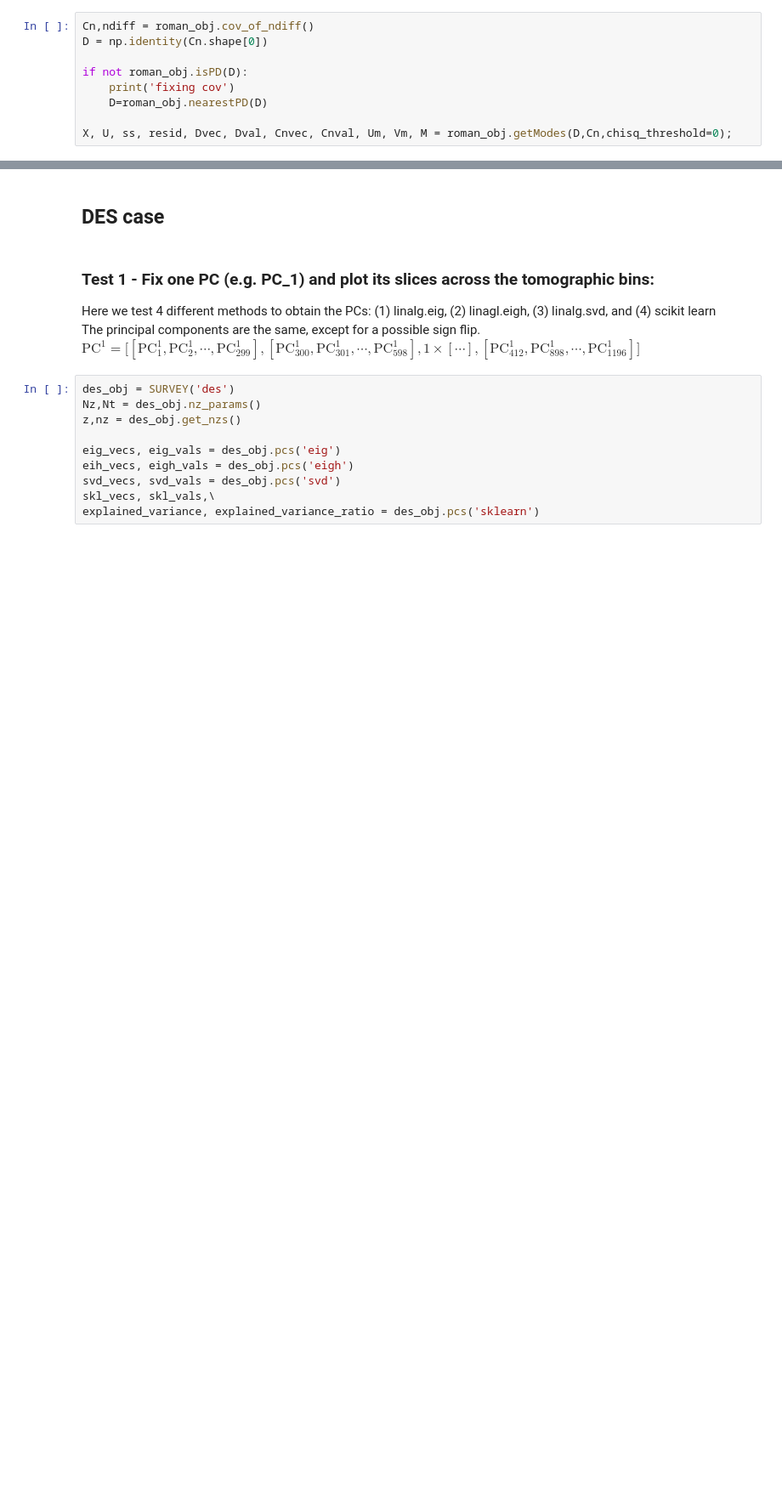
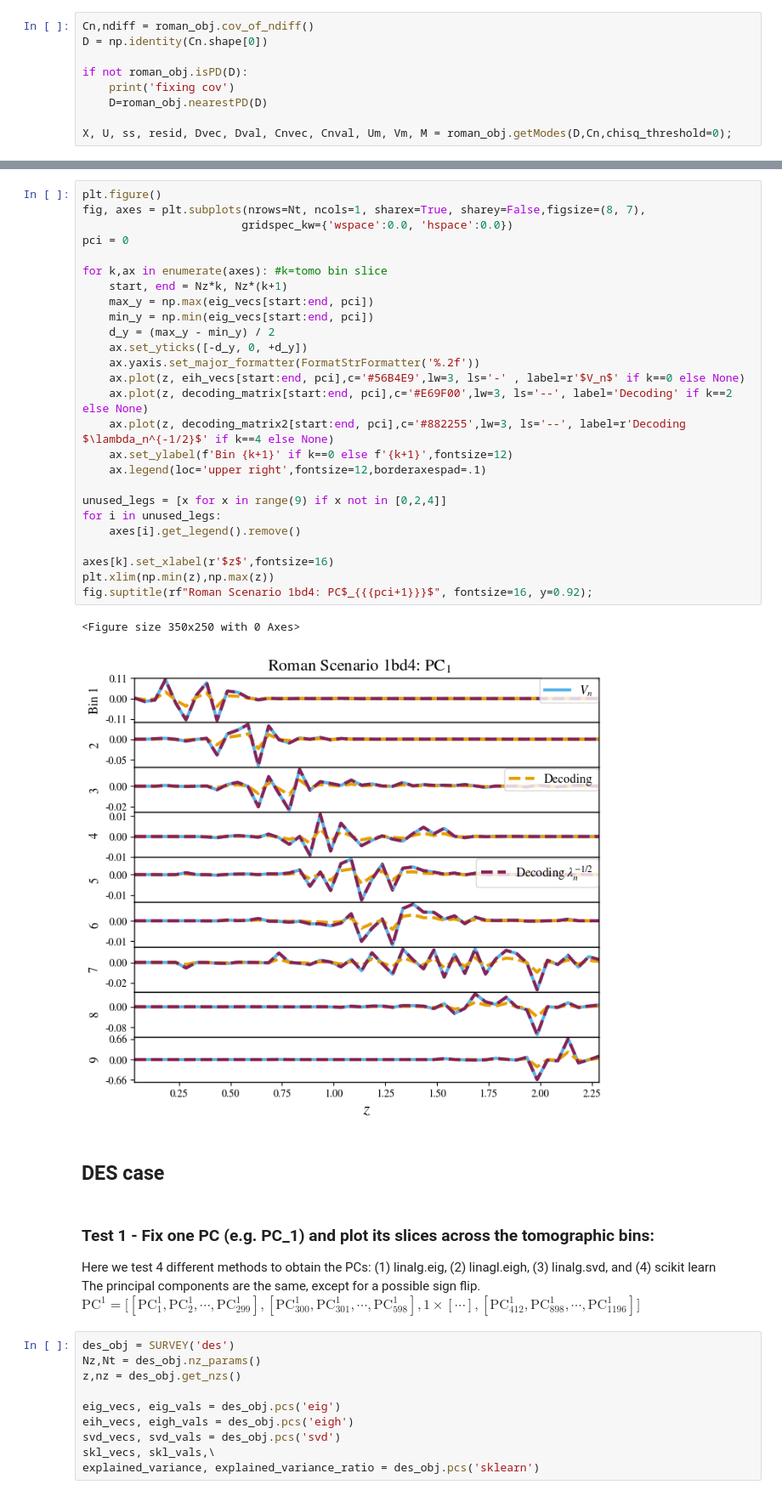
Before and after one commit to Roman-HLIS-Cosmology-PIT/cocoa_photoz, a Jupyter notebook: codes/example.ipynb, the cells around one changed output, grey strips where cells are left out. Shown: that part at 85% size. Saved outputs shown, nothing was run; the diff lists cells and outputs as text; blank space fills up the shorter version.

```diff
--- a/codes/example.ipynb
+++ b/codes/example.ipynb
@@ -362,3 +343,32 @@ Text(0.5, 0, 'z')
+# %%
+plt.figure()
+fig, axes = plt.subplots(nrows=Nt, ncols=1, sharex=True, sharey=False,figsize=(8, 7),
+                        gridspec_kw={'wspace':0.0, 'hspace':0.0})
+pci = 0
+
+for k,ax in enumerate(axes): #k=tomo bin slice
+    start, end = Nz*k, Nz*(k+1)
+    max_y = np.max(eig_vecs[start:end, pci])
+    min_y = np.min(eig_vecs[start:end, pci])
+    d_y = (max_y - min_y) / 2
+    ax.set_yticks([-d_y, 0, +d_y])
+    ax.yaxis.set_major_formatter(FormatStrFormatter('%.2f'))
+    ax.plot(z, eih_vecs[start:end, pci],c='#56B4E9',lw=3, ls='-' , label=r'$V_n$' if k==0 else None)
+    ax.plot(z, decoding_matrix[start:end, pci],c='#E69F00',lw=3, ls='--', label='Decoding' if k==2 else None)
+    ax.plot(z, decoding_matrix2[start:end, pci],c='#882255',lw=3, ls='--', label=r'Decoding $\lambda_n^{-1/2}$' if k==4 else None)
+    ax.set_ylabel(f'Bin {k+1}' if k==0 else f'{k+1}',fontsize=12)
+    ax.legend(loc='upper right',fontsize=12,borderaxespad=.1)
+
+unused_legs = [x for x in range(9) if x not in [0,2,4]]
+for i in unused_legs:
+    axes[i].get_legend().remove()
+
+axes[k].set_xlabel(r'$z$',fontsize=16)
+plt.xlim(np.min(z),np.max(z))
+fig.suptitle(rf"Roman Scenario 1bd4: PC$_{{{pci+1}}}$", fontsize=16, y=0.92);
+# %% [output]
+<Figure size 350x250 with 0 Axes>
+[figure, added]
 # %% [markdown]
 ## DES case
 # %% [markdown]
```
Also changed, not shown: parts of 8 cells of this notebook.
